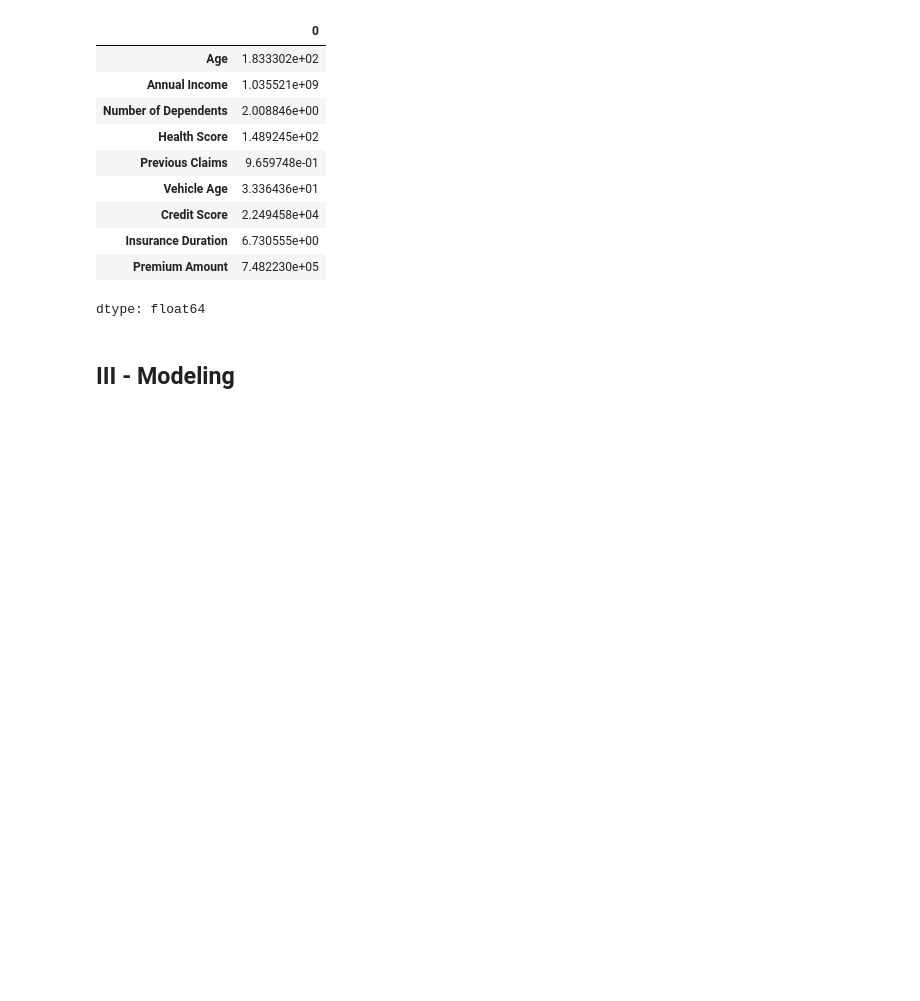
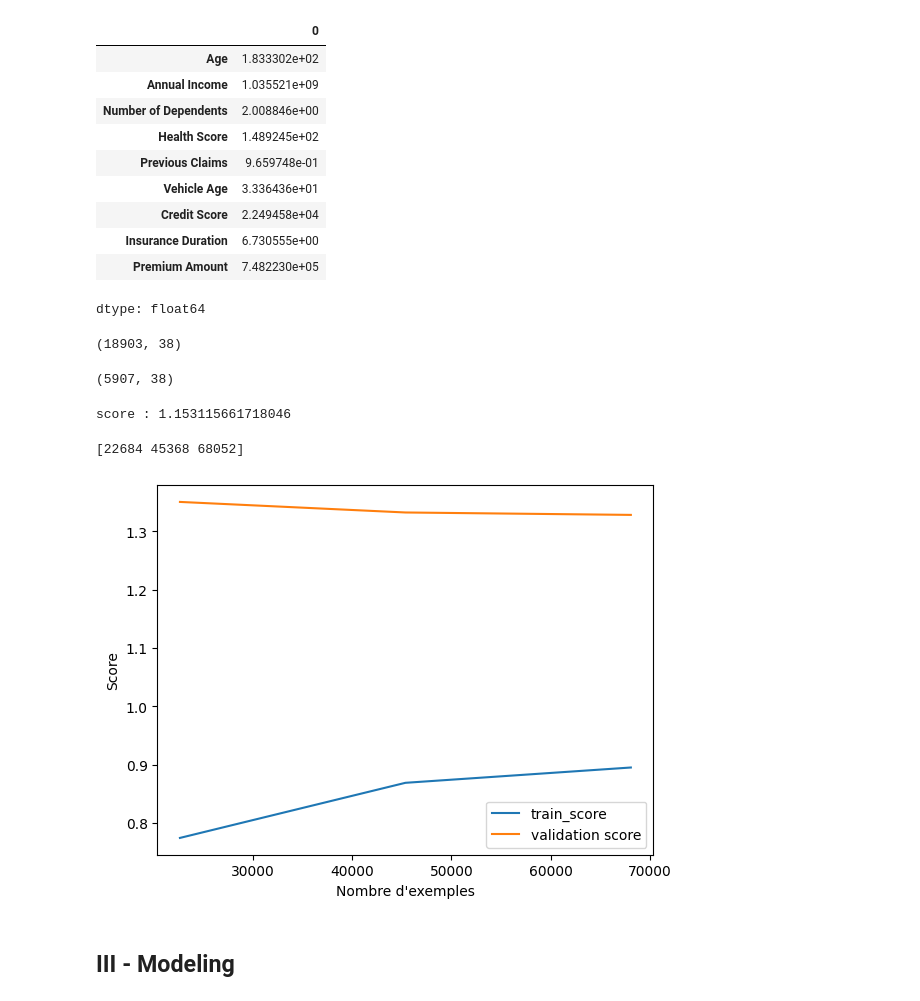
Before and after one commit to Jonathantsihoarana03/insuarance_premium_amount, a Jupyter notebook: insuarance_premium_amount.ipynb, the cells around one changed output. Saved outputs shown, nothing was run; the diff lists cells and outputs as text; code cells hidden in the pictures; blank space fills up the shorter version.

```diff
--- a/insuarance_premium_amount.ipynb
+++ b/insuarance_premium_amount.ipynb
@@ -476,39 +453,56 @@ from sklearn.pipeline import make_pipeline
 from sklearn.preprocessing import StandardScaler,PolynomialFeatures,RobustScaler
 from sklearn.feature_selection import SelectKBest,RFECV
 from xgboost import XGBRegressor
+# %%
+#sampling dataset
+X_train_sample,_,y_train_sample,_ = train_test_split(X_train,y_train,test_size=0.98,random_state=0)
+X_train_sample.shape
+# %% [output]
+(18903, 38)
+# %%
+_,X_test_sample,_,y_test_sample = train_test_split(X_test,y_test,test_size=0.025,random_state=0)
+X_test_sample.shape
+# %% [output]
+(5907, 38)
 # %%
-# model = make_pipeline(RobustScaler(),
-#                       SelectKBest(k=10),
-#                       RandomForestRegressor(n_estimators=100,random_state=0,max_depth=10))
+model = make_pipeline(RobustScaler(),
+                      SelectKBest(k=5),
+                      RandomForestRegressor(n_estimators=500,random_state=0,max_depth=20))
 # %%
 #Evaluation process "rmsle"
 def evaluation(model):
-  model.fit(X_train,y_train)
-  y_pred = model.predict(X_test)
+  my_model = model.fit(X_train_sample,y_train_sample)
+  y_pred = my_model.predict(X_test_sample)
   y_pred = np.clip(y_pred, a_min=0.0001, a_max=None)
-  rmsle = root_mean_squared_log_error(y_test,y_pred)
-  return print(f'score{rmsle}')
+  rmsle = root_mean_squared_log_error(y_test_sample,y_pred)
+  return (my_model, rmsle)
 # %%
-# evaluation(model)
+my_model, rmsle = evaluation(model)
+print(f'score : {rmsle}')
+# %% [output]
+score : 1.153115661718046
 # %%
 # pd.DataFrame(data=model.feature_importances_,index=X_train.columns).plot.bar(figsize=(12,8))
 # %%
-# N, train_score, validation_score= learning_curve(
-#     estimator=model,
-#     X=X_train,
-#     y=y_train,
-#     train_sizes= np.linspace(0.1,1.0,10),
-#     cv=5,
-#     scoring='neg_mean_squared_log_error')
-# print(N)
-# # print(train_score)
-# plt.figure()
-# plt.plot(N, -train_score.mean(axis=1), label='train_score')
-# plt.plot(N, -validation_score.mean(axis=1), label='validation score')
-# plt.xlabel("Nombre d'exemples")
-# plt.ylabel("Score")
-# plt.legend()
-# plt.show()
+N, train_score, validation_score= learning_curve(
+    estimator=my_model,
+    X=X_train_sample,
+    y=y_train_sample,
+    train_sizes= [0.3, 0.6, 0.9],
+    cv=5,
+    scoring='neg_mean_squared_log_error')
+print(N)
+# print(train_score)
+plt.figure()
+plt.plot(N, -train_score.mean(axis=1), label='train_score')
+plt.plot(N, -validation_score.mean(axis=1), label='validation score')
+plt.xlabel("Nombre d'exemples")
+plt.ylabel("Score")
+plt.legend()
+plt.show()
+# %% [output]
+[22684 45368 68052]
+[figure, added]
 # %% [markdown]
 ## III - Modeling
 # %% [markdown]
```
Also changed, not shown: parts of 37 cells of this notebook, 1 other file.
